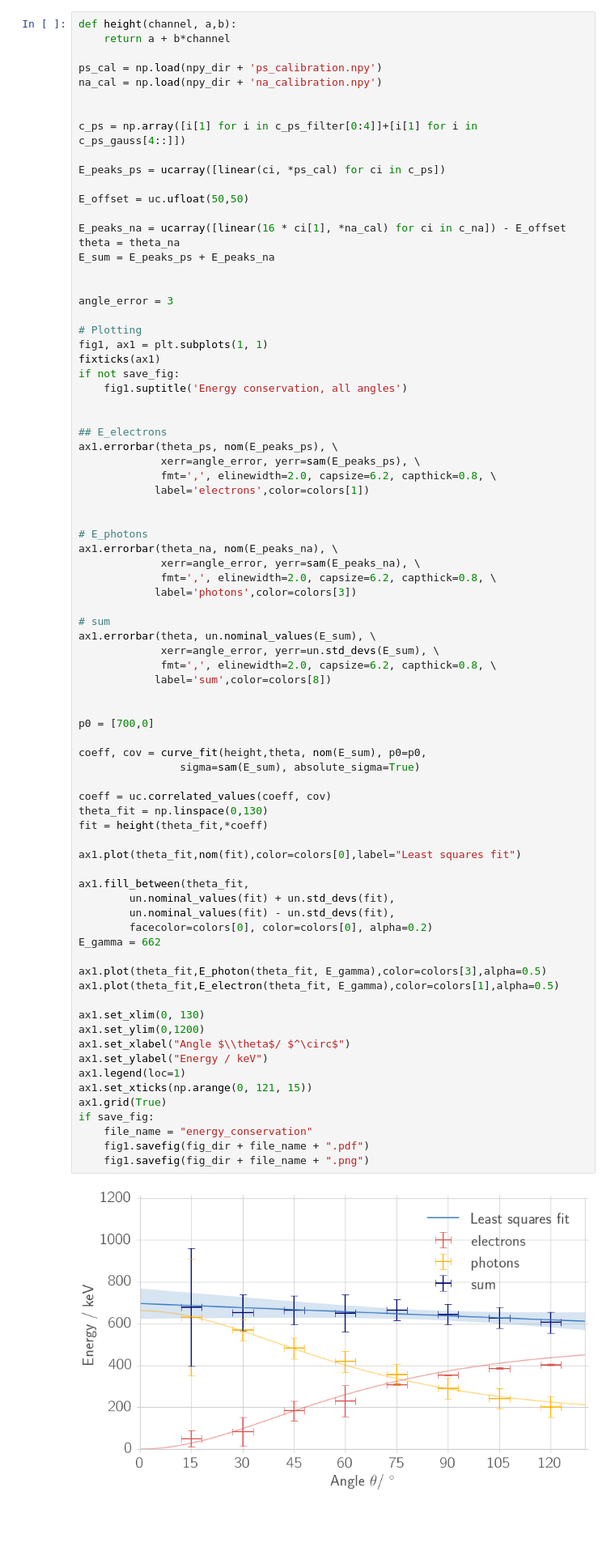
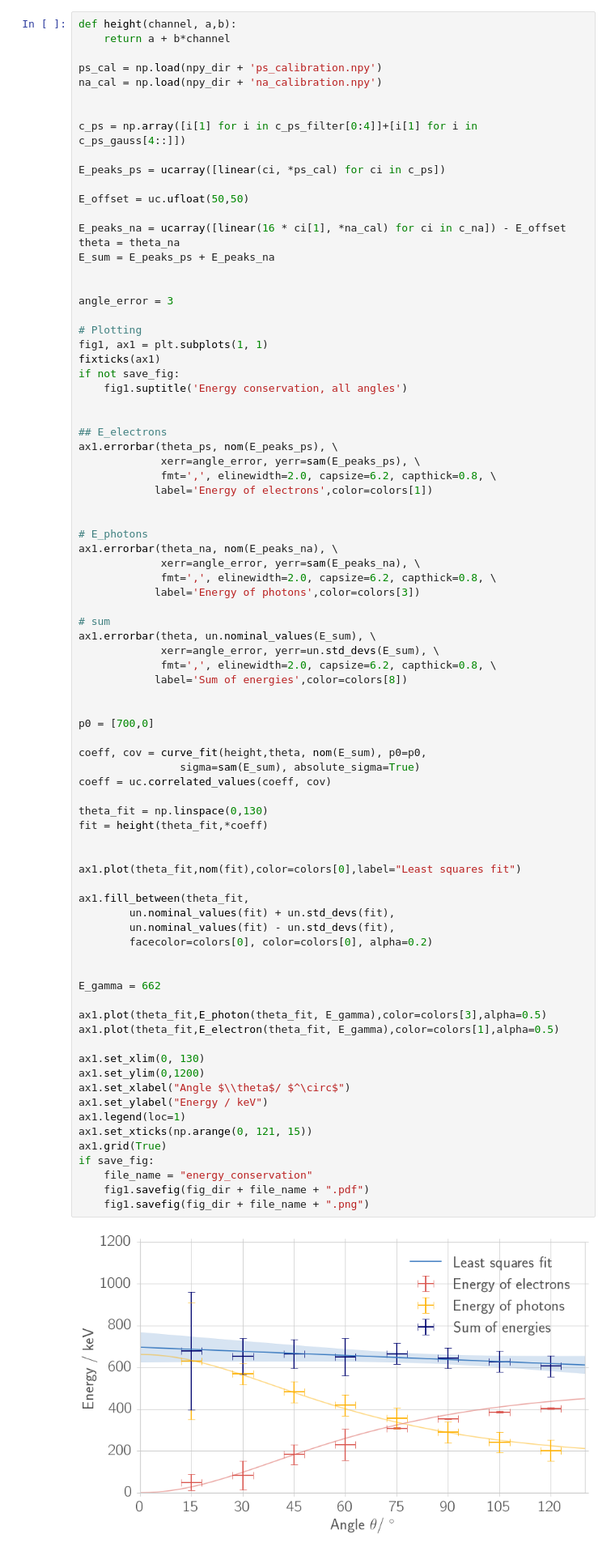
Before and after one commit to Bondzio/fp, a Jupyter notebook: compton/analysis/energy_conservation.ipynb, the cells around one changed output. Shown at 81% size. Cells and saved outputs as stored; diff of their text form; blank space fills up the shorter version.

```diff
--- a/compton/analysis/energy_conservation.ipynb
+++ b/compton/analysis/energy_conservation.ipynb
@@ -768,52 +768,55 @@ if not save_fig:
 ax1.errorbar(theta_ps, nom(E_peaks_ps), \
              xerr=angle_error, yerr=sam(E_peaks_ps), \
              fmt=',', elinewidth=2.0, capsize=6.2, capthick=0.8, \
-            label='electrons',color=colors[1])
+            label='Energy of electrons',color=colors[1])
 
 
 # E_photons
 ax1.errorbar(theta_na, nom(E_peaks_na), \
              xerr=angle_error, yerr=sam(E_peaks_na), \
              fmt=',', elinewidth=2.0, capsize=6.2, capthick=0.8, \
-            label='photons',color=colors[3])
+            label='Energy of photons',color=colors[3])
 
 # sum
 ax1.errorbar(theta, un.nominal_values(E_sum), \
              xerr=angle_error, yerr=un.std_devs(E_sum), \
              fmt=',', elinewidth=2.0, capsize=6.2, capthick=0.8, \
-            label='sum',color=colors[8])
+            label='Sum of energies',color=colors[8])
 
 
 p0 = [700,0]
 
 coeff, cov = curve_fit(height,theta, nom(E_sum), p0=p0,
                 sigma=sam(E_sum), absolute_sigma=True)
+coeff = uc.correlated_values(coeff, cov)
 
-coeff = uc.correlated_values(coeff, cov)
 theta_fit = np.linspace(0,130)
 fit = height(theta_fit,*coeff)
+
 
 ax1.plot(theta_fit,nom(fit),color=colors[0],label="Least squares fit")
 
 ax1.fill_between(theta_fit,
         un.nominal_values(fit) + un.std_devs(fit),
         un.nominal_values(fit) - un.std_devs(fit),
         facecolor=colors[0], color=colors[0], alpha=0.2)
+
+
 E_gamma = 662
 
 ax1.plot(theta_fit,E_photon(theta_fit, E_gamma),color=colors[3],alpha=0.5)
 ax1.plot(theta_fit,E_electron(theta_fit, E_gamma),color=colors[1],alpha=0.5)
 
 ax1.set_xlim(0, 130)
 ax1.set_ylim(0,1200)
 ax1.set_xlabel("Angle $\\theta$/ $^\circ$")
 ax1.set_ylabel("Energy / keV")
 ax1.legend(loc=1)
 ax1.set_xticks(np.arange(0, 121, 15))
 ax1.grid(True)
 if save_fig:
     file_name = "energy_conservation"
     fig1.savefig(fig_dir + file_name + ".pdf")
     fig1.savefig(fig_dir + file_name + ".png")
 # %% [output]
-[figure, old version]
+[figure, new version]
```
Also changed, not shown: parts of 2 cells of this notebook, 3 other files.
